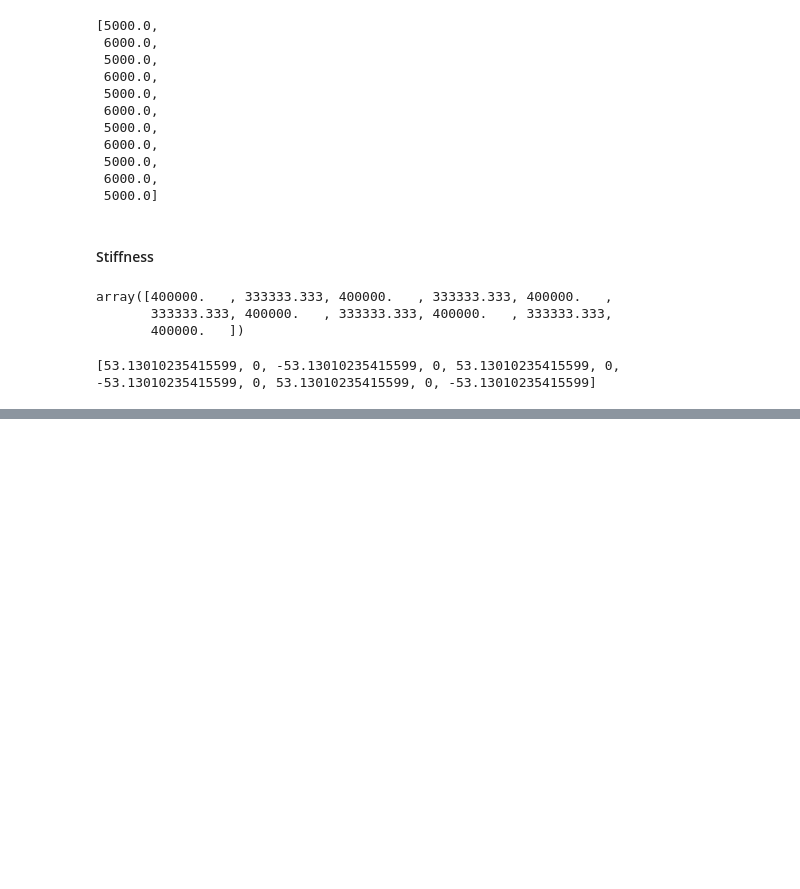
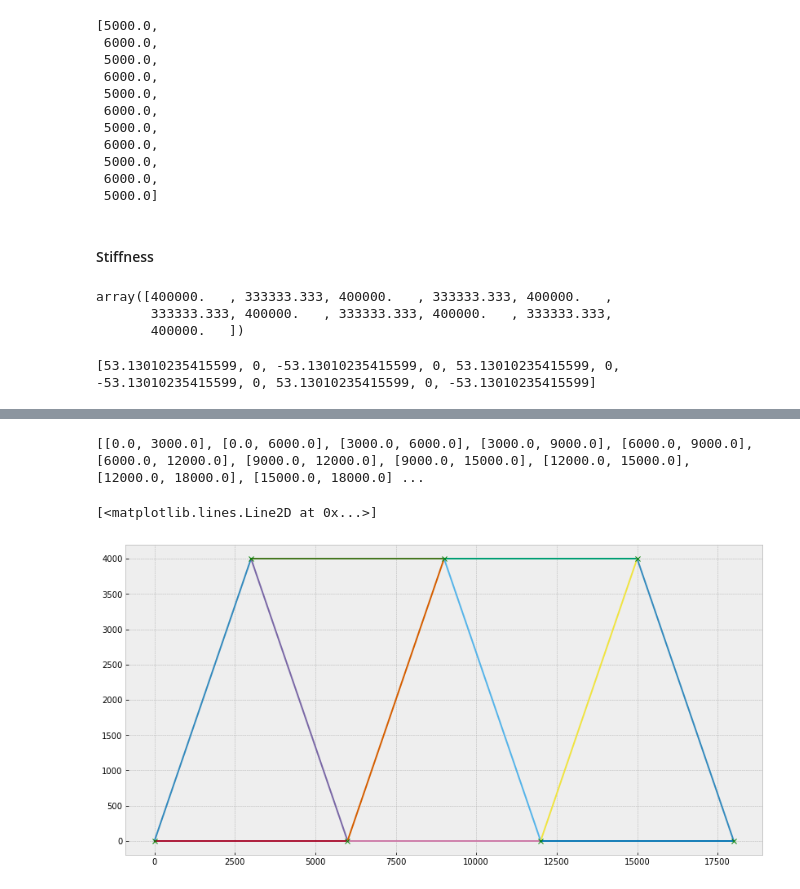
Before and after one commit to LaureToullier/Non-Linear-Analysis, a Jupyter notebook: ASSIGNMENT 1/NLA_Assignement1.ipynb, the cells around one changed output, grey strips where cells are left out. Drawn from its saved outputs; the diff is of its cells as text; code cells hidden in the pictures; blank space fills up the shorter version.

```diff
--- a/ASSIGNMENT 1/NLA_Assignement1.ipynb
+++ b/ASSIGNMENT 1/NLA_Assignement1.ipynb
@@ -457,8 +412,0 @@ nb = 11 #number of bars in the truss
-# %%
-#Bars area
-
-A = 10000 #mm²
-area = []
-
-for i in range(nb):
-    area.append(A) #area constant for each bar of the truss
@@ -479,7 +412,0 @@ print(length)
-# %%
-#Local rigidity
-
-k_local=[]
-
-for i in range(nb):
-    k_local.append(area[i]*E/length[i])
@@ -485,0 +489,47 @@ for i in range(nb):
+# %%
+#Conclusion - Results
+
+#Drawing of the truss:
+nodes_x=[]
+nodes_y=[]
+
+for i in range(DDL):
+    nodes_x.append(nodes[i,0])
+    nodes_y.append(nodes[i,1])
+
+
+x=np.linspace(0,18000,3000)
+
+nodes_xx=[]
+nodes_yy=[]
+
+for i in range(nb_members):
+    x1=nodes[Connectivity[i,0]-1,0]
+    x2=nodes[Connectivity[i,1]-1,0]
+    y1=nodes[Connectivity[i,0]-1,1]
+    y2=nodes[Connectivity[i,1]-1,1]
+    nodes_xx.append([x1,x2])
+    nodes_yy.append([y1,y2])
+
+print(nodes_xx)
+
+for i in range(nb_members):
+#    plt.annotate(f"{axial_load[i]}", ((nodes_xx[i,1]-nodes_xx[i,0])/2,(nodes_yy[i,1]-nodes_yy[i,0])/2 ))
+    plt.plot(nodes_xx[i],nodes_yy[i])
+
+
+u_vec_array=u_vec.reshape((DDL,2))
+nodes_displ=nodes+u_vec_array
+
+nodes_displ_x=[]
+nodes_displ_y=[]
+
+for i in range(DDL):
+    nodes_displ_x.append(nodes_displ[i,0])
+    nodes_displ_y.append(nodes_displ[i,1])
+
+plt.plot(nodes_displ_x,nodes_displ_y,'x', label='displaced_truss', color='Green')
+# %% [output]
+[[0.0, 3000.0], [0.0, 6000.0], [3000.0, 6000.0], [3000.0, 9000.0], [6000.0, 9000.0], [6000.0, 12000.0], [9000.0, 12000.0], [9000.0, 15000.0], [12000.0, 15000.0], [12000.0, 18000.0], [15000.0, 18000.0] ...
+[<matplotlib.lines.Line2D at 0x...>]
+[figure, added]
```
Also changed, not shown: parts of 22 cells of this notebook.
